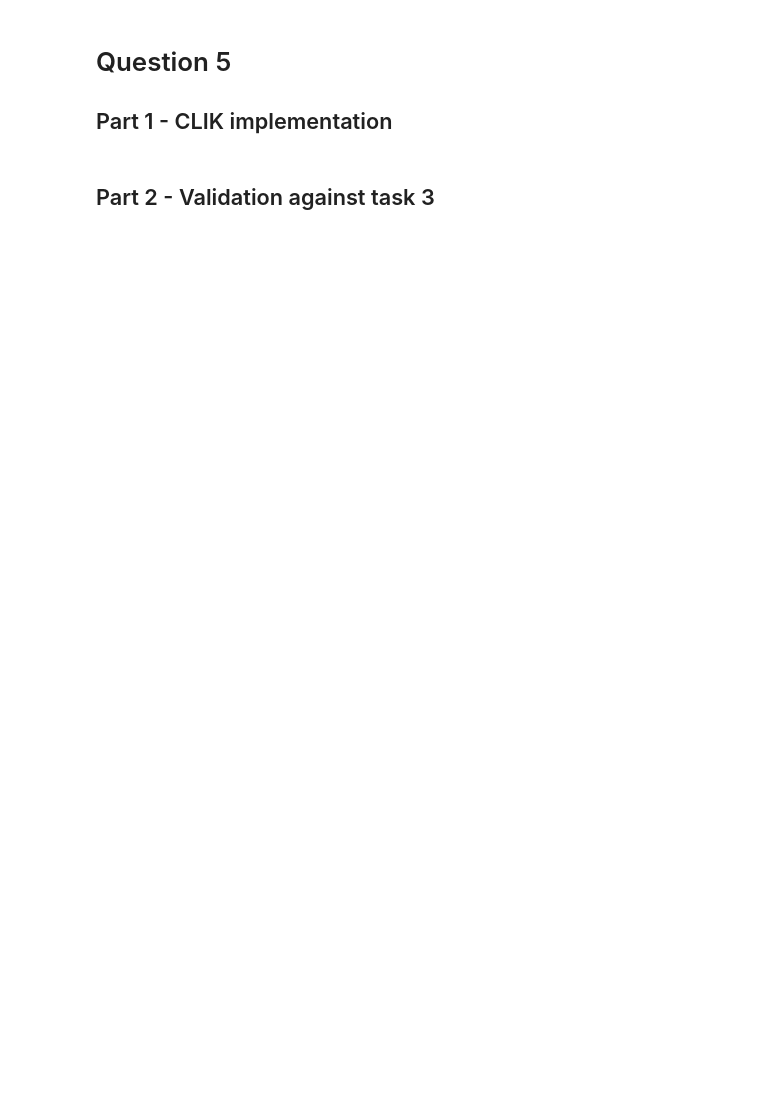
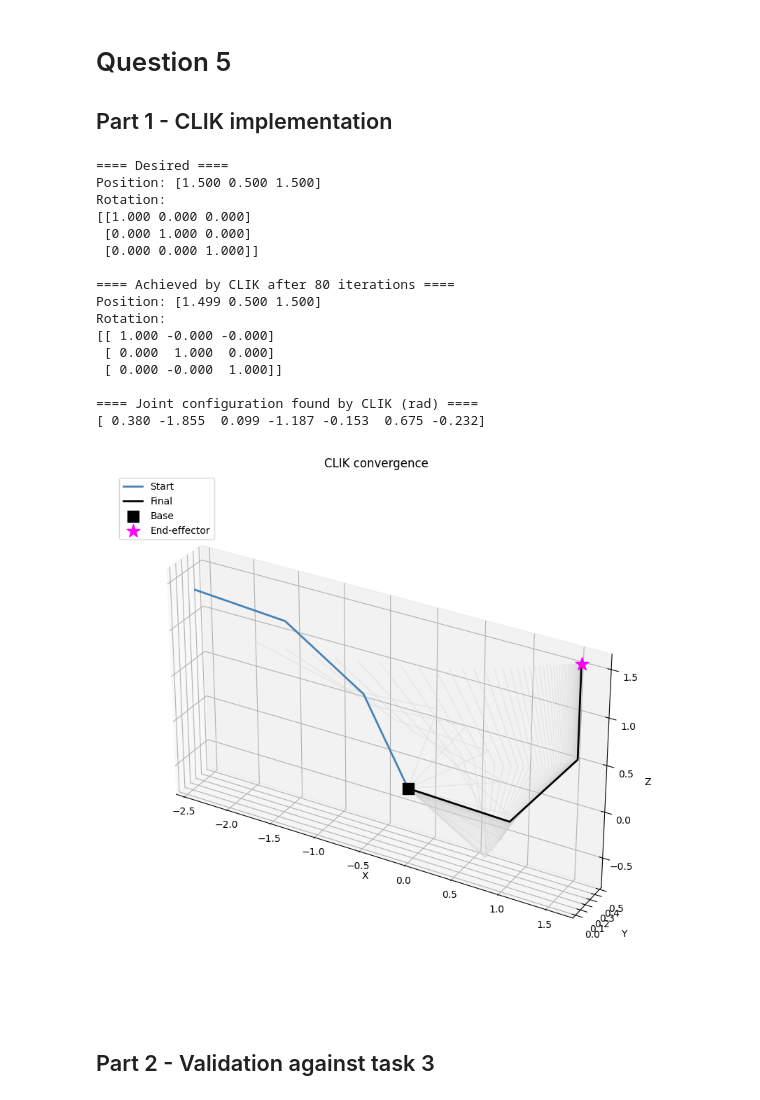
Before and after one commit to capsctrl/RMan, a Jupyter notebook: kuka_arm_analysis.ipynb, the cells around one changed output. Drawn from its saved outputs; the diff is of its cells as text; code cells hidden in the pictures; blank space fills up the shorter version.

```diff
--- a/kuka_arm_analysis.ipynb
+++ b/kuka_arm_analysis.ipynb
@@ -92,6 +178,65 @@ We see that there is only a small difference between the geometric jacobian we c
 # Question 5
 
 ## Part 1 - CLIK implementation
+# %%
+# ---- CLIK execution ----
+# Desired end-effector pose (static target: no feedforward velocity).
+p_d     = np.array([1.5, 0.5, 1.5])
+R_d     = np.eye(3)
+p_d_dot = np.zeros(3)
+omega_d = np.zeros(3)
+
+# Initial configuration (slightly bent so the convergence path is visible).
+q_start     = np.array([0.0, 0.5, 0.0, -0.5, 0.0, 0.5, 0.0])
+q_dot_start = np.zeros(7)
+
+# Jacobian as a function of q (recomputed each iteration inside CLIK).
+J_func = lambda q: geometric_jacobian_from_DH_table(DH(q))
+
+q_final, q_dot_final, q_history = CLIK(
+    p_d, R_d, omega_d, p_d_dot, q_start, q_dot_start,
+    J=J_func, DH_func=DH,
+)
+
+# Achieved pose for comparison.
+T_final = n_T_n_from_DH_table(DH(q_final), 0, len(q_final))
+p_final = T_final[:3, 3]
+R_final = T_final[:3, :3]
+
+fmt = dict(precision=3, suppress_small=True, floatmode='fixed')
+
+print("==== Desired ====")
+print("Position:", np.array2string(p_d, **fmt))
+print("Rotation:")
+print(np.array2string(R_d, **fmt))
+
+print(f"\n==== Achieved by CLIK after {len(q_history) - 1} iterations ====")
+print("Position:", np.array2string(p_final, **fmt))
+print("Rotation:")
+print(np.array2string(R_final, **fmt))
+
+print("\n==== Joint configuration found by CLIK (rad) ====")
+print(np.array2string(q_final, **fmt))
+
+plot_CLIK_convergence(q_history, DH)
+# %% [output]
+==== Desired ====
+Position: [1.500 0.500 1.500]
+Rotation:
+[[1.000 0.000 0.000]
+ [0.000 1.000 0.000]
+ [0.000 0.000 1.000]]
+
+==== Achieved by CLIK after 80 iterations ====
+Position: [1.499 0.500 1.500]
+Rotation:
+[[ 1.000 -0.000 -0.000]
+ [ 0.000  1.000  0.000]
+ [ 0.000 -0.000  1.000]]
+
+==== Joint configuration found by CLIK (rad) ====
+[ 0.380 -1.855  0.099 -1.187 -0.153  0.675 -0.232]
+[figure, added]
 # %% [markdown]
 
 ## Part 2 - Validation against task 3
```
Also changed, not shown: parts of 4 cells of this notebook, 1 other file.
